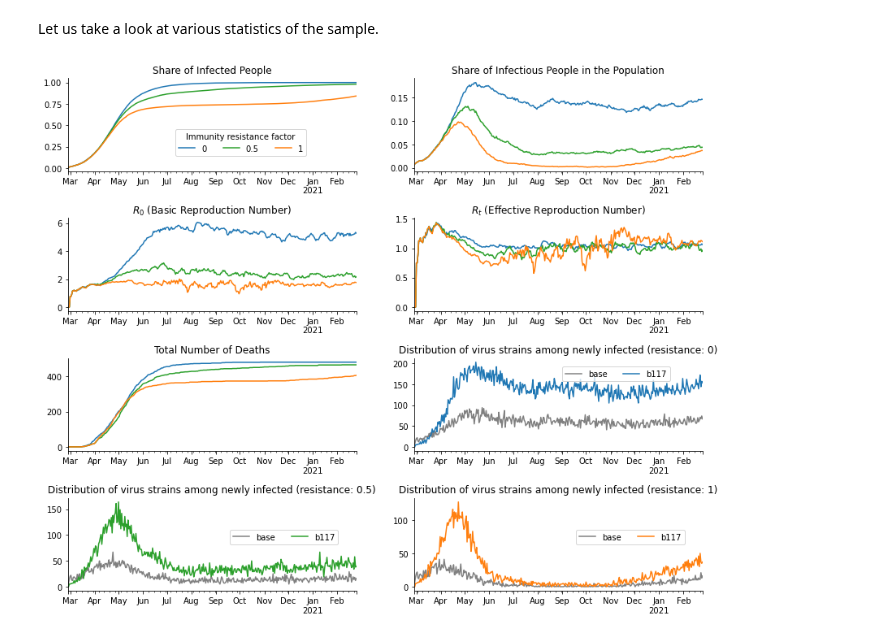
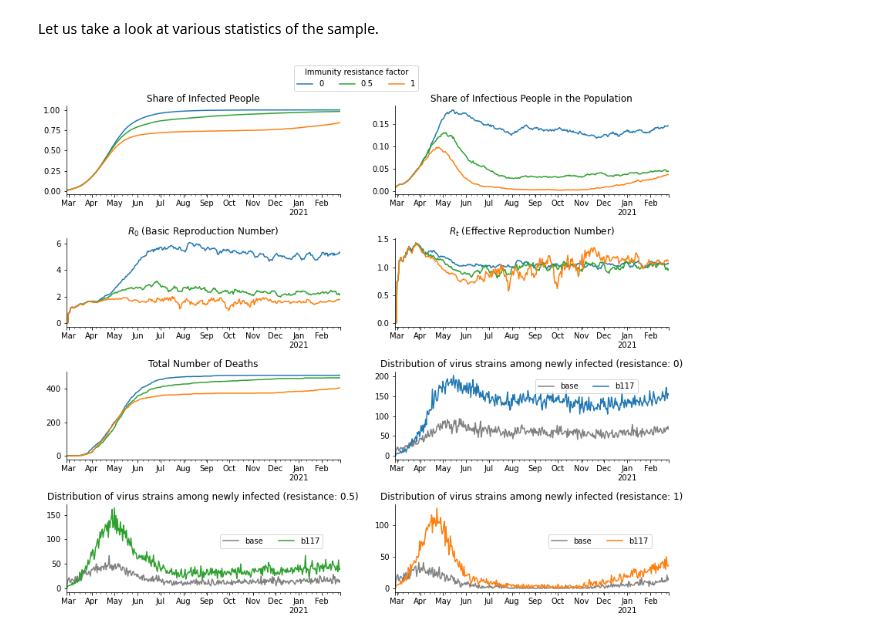
Before and after one commit to covid-19-impact-lab/sid, a Jupyter notebook: docs/source/tutorials/how_to_model_immunity.ipynb, the cells around one changed output. Cells and saved outputs as stored; diff of their text form; code cells hidden in the pictures.

```diff
--- a/docs/source/tutorials/how_to_model_immunity.ipynb
+++ b/docs/source/tutorials/how_to_model_immunity.ipynb
@@ -189,33 +209,32 @@ for value, color in [(0, "tab:blue"), (0.5, "tab:green"), (1, "tab:orange")]:
         .count()
         .unstack()
     )
     _df["base"].plot(ax=axs[value_to_ax[value]], color="grey")
     _df["b117"].plot(ax=axs[value_to_ax[value]], color=color)
 
 for ax in axs:
     ax.set_xlabel("")
     ax.spines["right"].set_visible(False)
     ax.spines["top"].set_visible(False)
 
 axs[0].legend(
-    loc="upper center",
-    bbox_to_anchor=(0.60, 0.50),
     ncol=3,
+    bbox_to_anchor=(1.3, 1.5),
     title="Immunity resistance factor",
 )
 axs[5].legend(loc="upper center", bbox_to_anchor=(0.70, 0.95), ncol=2)
 axs[6].legend(loc="upper center", bbox_to_anchor=(0.75, 0.70), ncol=2)
 axs[7].legend(loc="upper center", bbox_to_anchor=(0.75, 0.70), ncol=2)
 
 axs[0].set_title("Share of Infected People")
 axs[1].set_title("Share of Infectious People in the Population")
 axs[2].set_title("$R_0$ (Basic Reproduction Number)")
 axs[3].set_title("$R_t$ (Effective Reproduction Number)")
 axs[4].set_title("Total Number of Deaths")
 axs[5].set_title("Distribution of virus strains among newly infected (resistance: 0)")
 axs[6].set_title("Distribution of virus strains among newly infected (resistance: 0.5)")
 axs[7].set_title("Distribution of virus strains among newly infected (resistance: 1)")
 
 plt.show()
 # %% [output]
-[figure, old version]
+[figure, new version]
```
Also changed, not shown: parts of 15 cells of this notebook, 7 other files.
